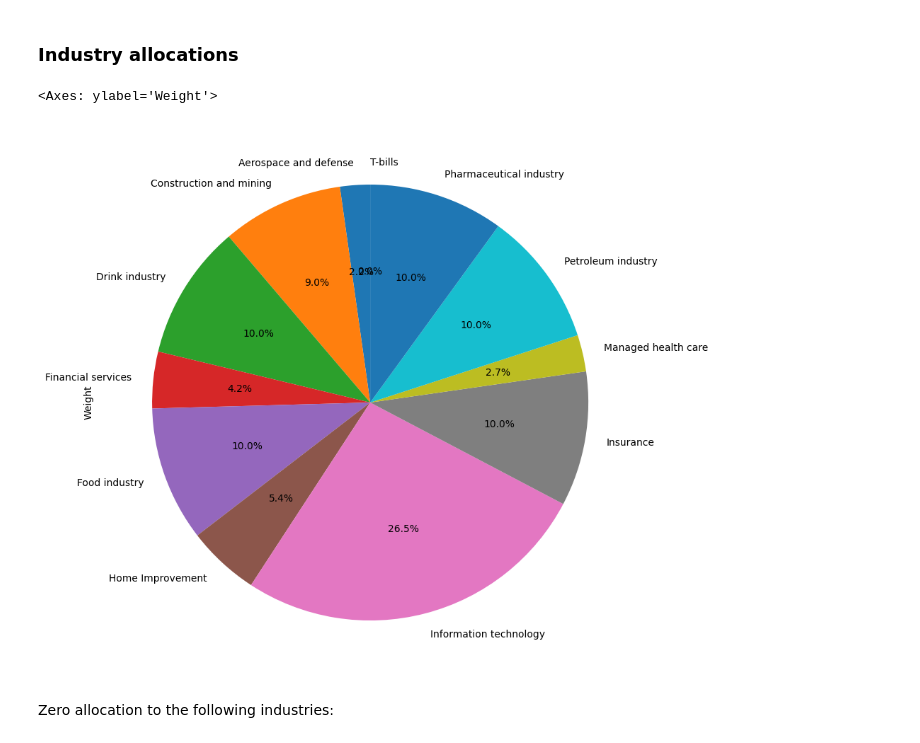
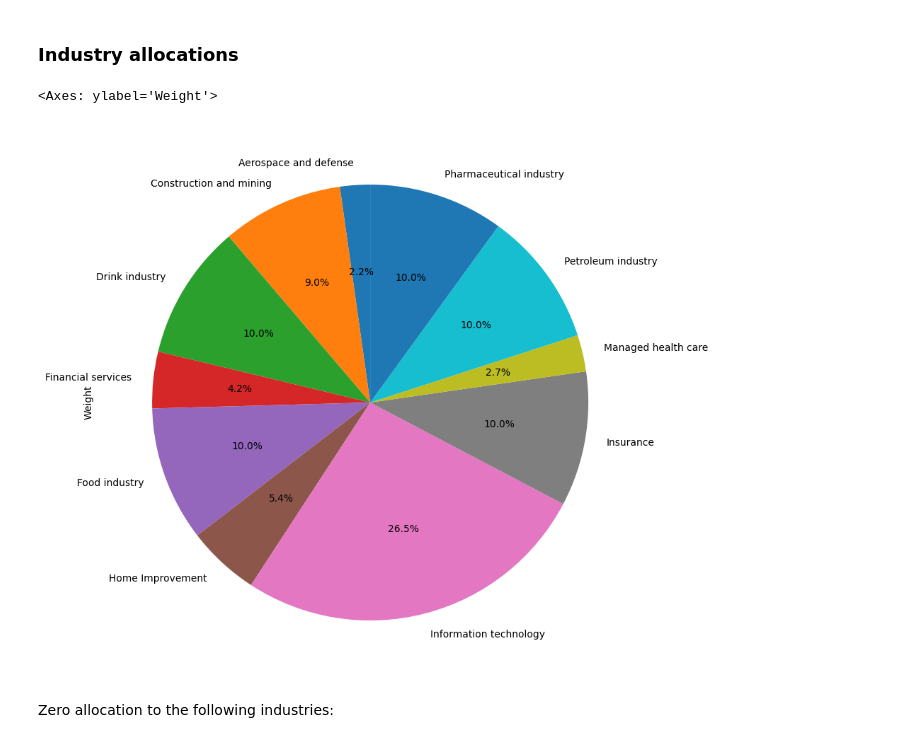
Before and after one commit to bagelquant/fin_model_1, a Jupyter notebook: final report/final_result.ipynb, the cells around one changed output. Drawn from its saved outputs; the diff is of its cells as text; code cells hidden in the pictures.

```diff
--- a/final report/final_result.ipynb
+++ b/final report/final_result.ipynb
@@ -52,13 +52,13 @@ weights.plot(kind='pie', autopct='%1.1f%%', figsize=(10, 10), startangle=90, leg
 ### Industry allocations
 # %%
 # weights on industry level - bar chart
-industry_weights = stock_list.groupby('Industry')['Weight'].sum()
+industry_weights = stock_list.drop("13 WEEK TREASURY BILL").groupby('Industry')['Weight'].sum()
 zero_weights = industry_weights[industry_weights == 0]
 industry_weights = industry_weights[industry_weights > 0]
 industry_weights.plot(kind='pie', autopct='%1.1f%%', figsize=(10, 10), startangle=90, legend=False)
 # %% [output]
 <Axes: ylabel='Weight'>
-[figure, old version]
+[figure, new version]
 # %% [markdown]
 Zero allocation to the following industries:
 # %%
```
Also changed, not shown: parts of 2 cells of this notebook.
